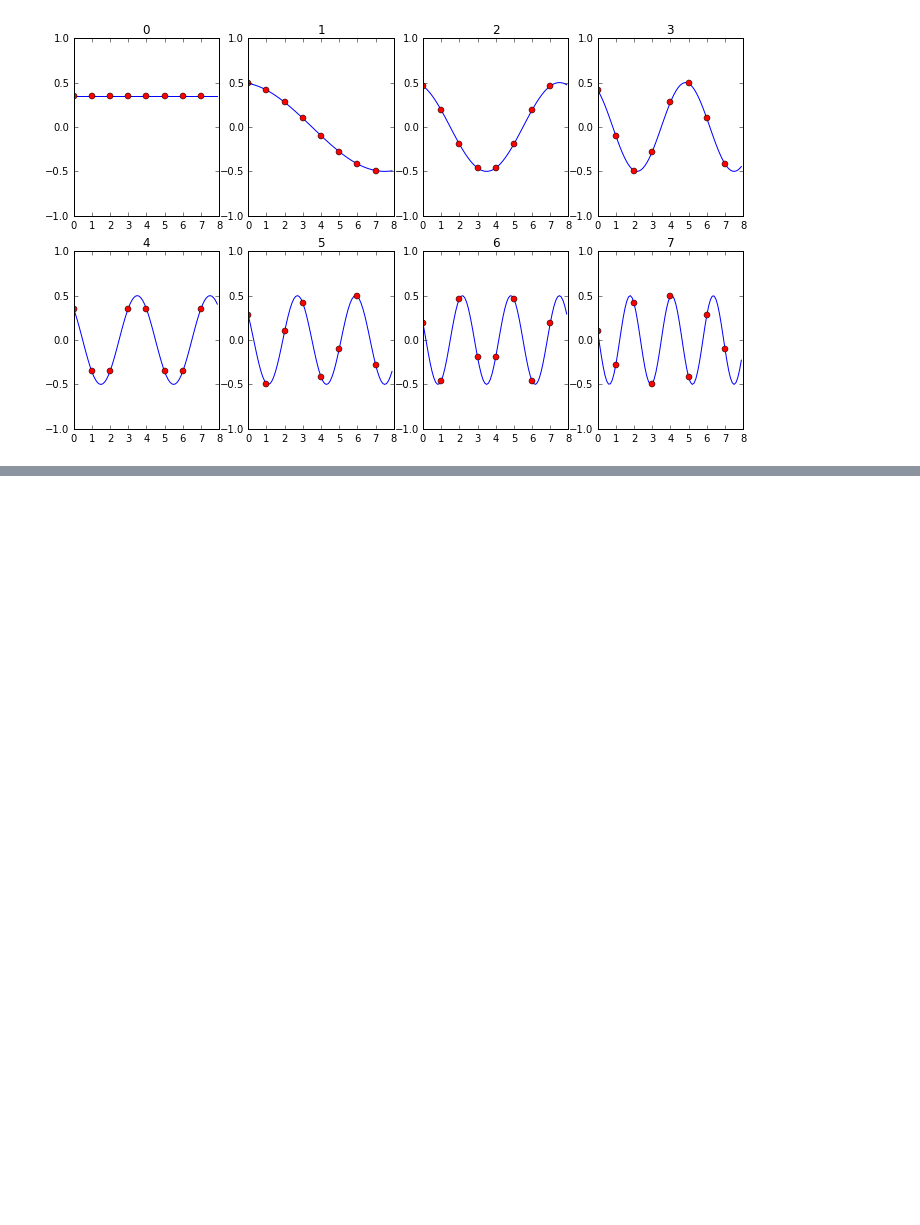
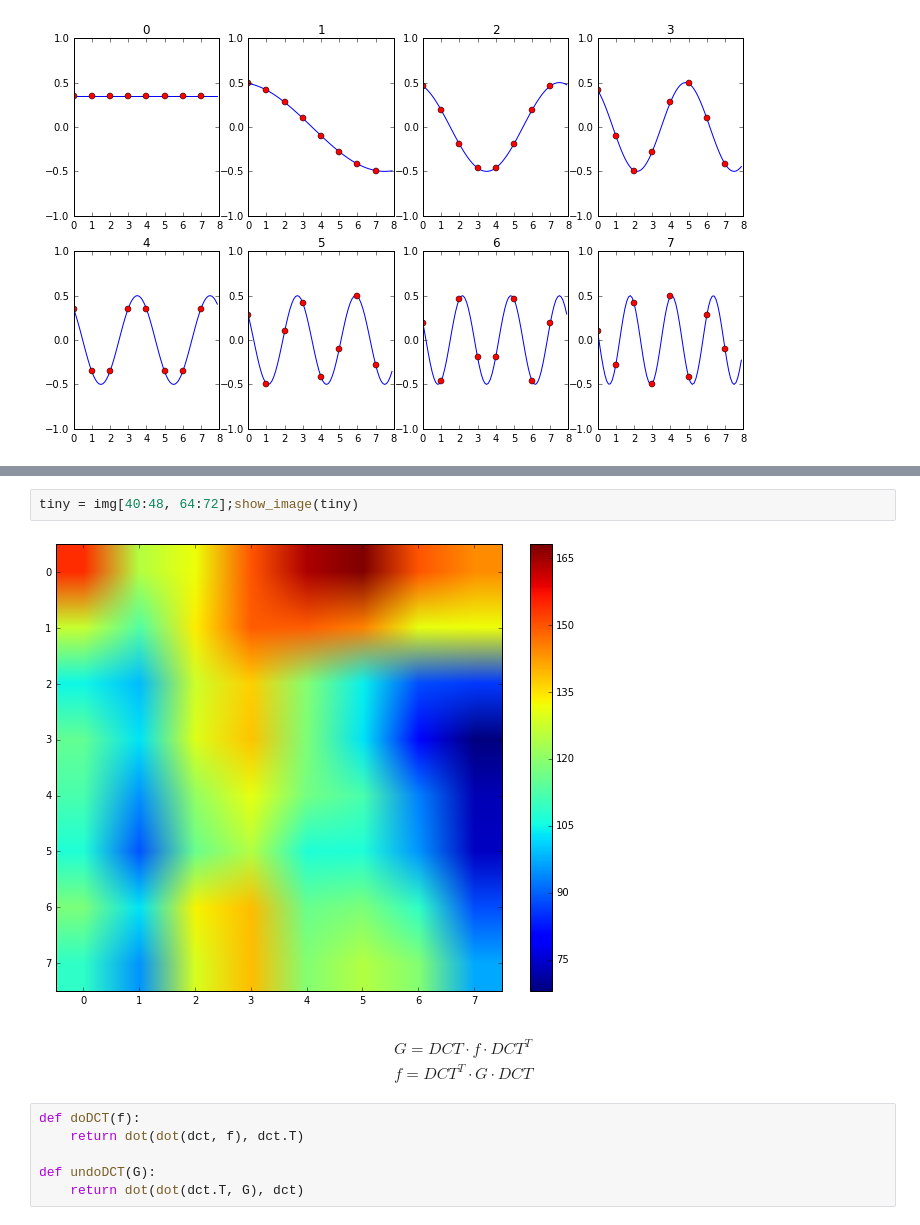
Before and after one commit to tjwei/math-can-see-dimensions, a Jupyter notebook: math-can-see-dimensions.ipynb, the cells around one changed output, grey strips where cells are left out. Drawn from its saved outputs; the diff is of its cells as text; blank space fills up the shorter version.

```diff
--- a/math-can-see-dimensions.ipynb
+++ b/math-can-see-dimensions.ipynb
@@ -95,0 +120,13 @@ p=plt.imshow(img, cmap=mpl.cm.gray)
+# %%
+tiny = img[40:48, 64:72];show_image(tiny)
+# %% [output]
+[figure, added]
+# %% [markdown]
+$$ G = {DCT} \cdot f \cdot {DCT}^{T} $$
+$$ f = {DCT}^T \cdot G \cdot {DCT} $$
+# %%
+def doDCT(f):
+    return dot(dot(dct, f), dct.T)
+
+def undoDCT(G):
+    return dot(dot(dct.T, G), dct)
```
Also changed, not shown: parts of 17 cells of this notebook, 9 other files.
